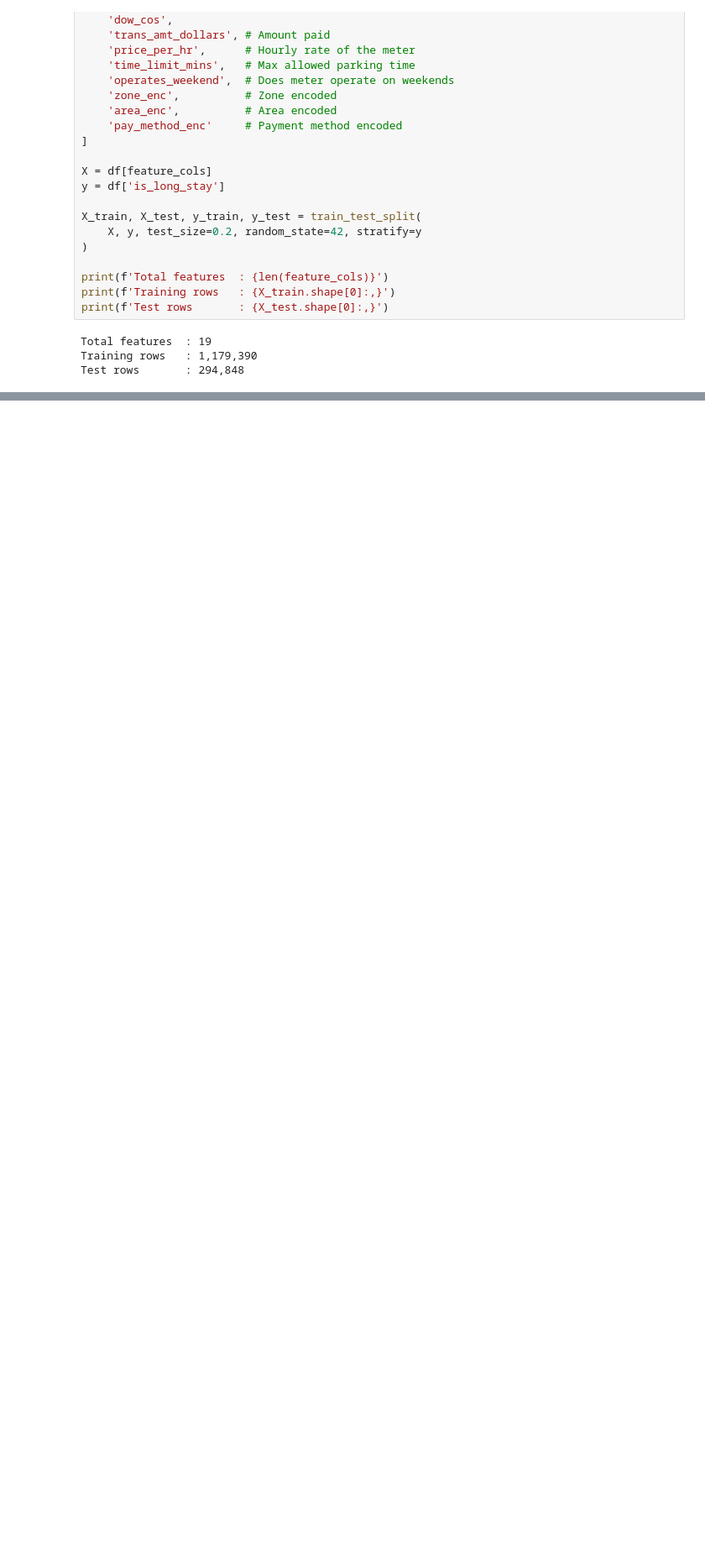
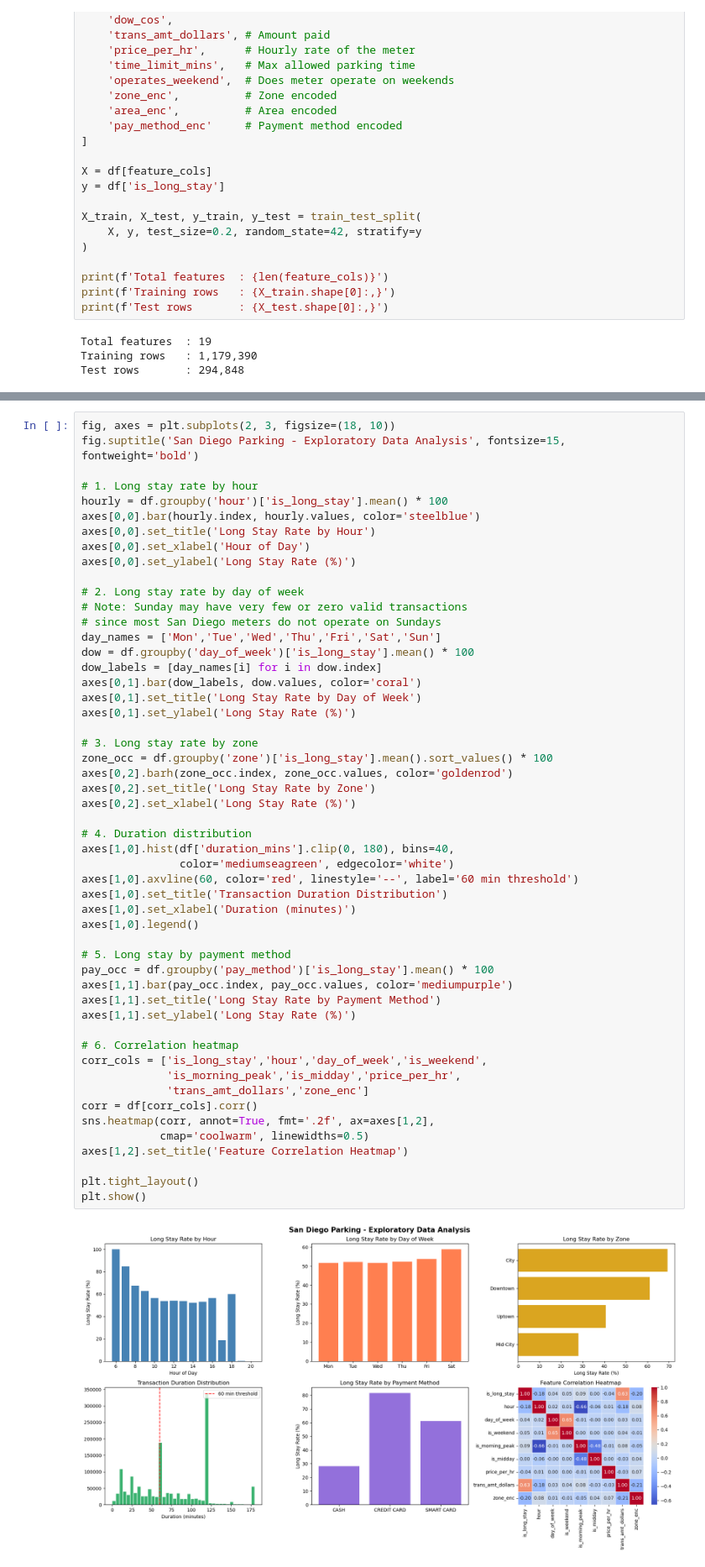
Before and after one commit to abhijith-mohanan/parking_slot_prediction, a Jupyter notebook: parkingslot.ipynb, the cells around one changed output, grey strips where cells are left out. Shown at 84% size. Cells and saved outputs as stored; diff of their text form; blank space fills up the shorter version.

```diff
--- a/parkingslot.ipynb
+++ b/parkingslot.ipynb
@@ -475,0 +482,54 @@ Test rows       : 294,848
+# %%
+fig, axes = plt.subplots(2, 3, figsize=(18, 10))
+fig.suptitle('San Diego Parking - Exploratory Data Analysis', fontsize=15, fontweight='bold')
+
+# 1. Long stay rate by hour
+hourly = df.groupby('hour')['is_long_stay'].mean() * 100
+axes[0,0].bar(hourly.index, hourly.values, color='steelblue')
+axes[0,0].set_title('Long Stay Rate by Hour')
+axes[0,0].set_xlabel('Hour of Day')
+axes[0,0].set_ylabel('Long Stay Rate (%)')
+
+# 2. Long stay rate by day of week
+# Note: Sunday may have very few or zero valid transactions
+# since most San Diego meters do not operate on Sundays
+day_names = ['Mon','Tue','Wed','Thu','Fri','Sat','Sun']
+dow = df.groupby('day_of_week')['is_long_stay'].mean() * 100
+dow_labels = [day_names[i] for i in dow.index]
+axes[0,1].bar(dow_labels, dow.values, color='coral')
+axes[0,1].set_title('Long Stay Rate by Day of Week')
+axes[0,1].set_ylabel('Long Stay Rate (%)')
+
+# 3. Long stay rate by zone
+zone_occ = df.groupby('zone')['is_long_stay'].mean().sort_values() * 100
+axes[0,2].barh(zone_occ.index, zone_occ.values, color='goldenrod')
+axes[0,2].set_title('Long Stay Rate by Zone')
+axes[0,2].set_xlabel('Long Stay Rate (%)')
+
+# 4. Duration distribution
+axes[1,0].hist(df['duration_mins'].clip(0, 180), bins=40,
+               color='mediumseagreen', edgecolor='white')
+axes[1,0].axvline(60, color='red', linestyle='--', label='60 min threshold')
+axes[1,0].set_title('Transaction Duration Distribution')
+axes[1,0].set_xlabel('Duration (minutes)')
+axes[1,0].legend()
+
+# 5. Long stay by payment method
+pay_occ = df.groupby('pay_method')['is_long_stay'].mean() * 100
+axes[1,1].bar(pay_occ.index, pay_occ.values, color='mediumpurple')
+axes[1,1].set_title('Long Stay Rate by Payment Method')
+axes[1,1].set_ylabel('Long Stay Rate (%)')
+
+# 6. Correlation heatmap
+corr_cols = ['is_long_stay','hour','day_of_week','is_weekend',
+             'is_morning_peak','is_midday','price_per_hr',
+             'trans_amt_dollars','zone_enc']
+corr = df[corr_cols].corr()
+sns.heatmap(corr, annot=True, fmt='.2f', ax=axes[1,2],
+            cmap='coolwarm', linewidths=0.5)
+axes[1,2].set_title('Feature Correlation Heatmap')
+
+plt.tight_layout()
+plt.show()
+# %% [output]
+[figure, added]
```
Also changed, not shown: parts of 6 cells of this notebook.
